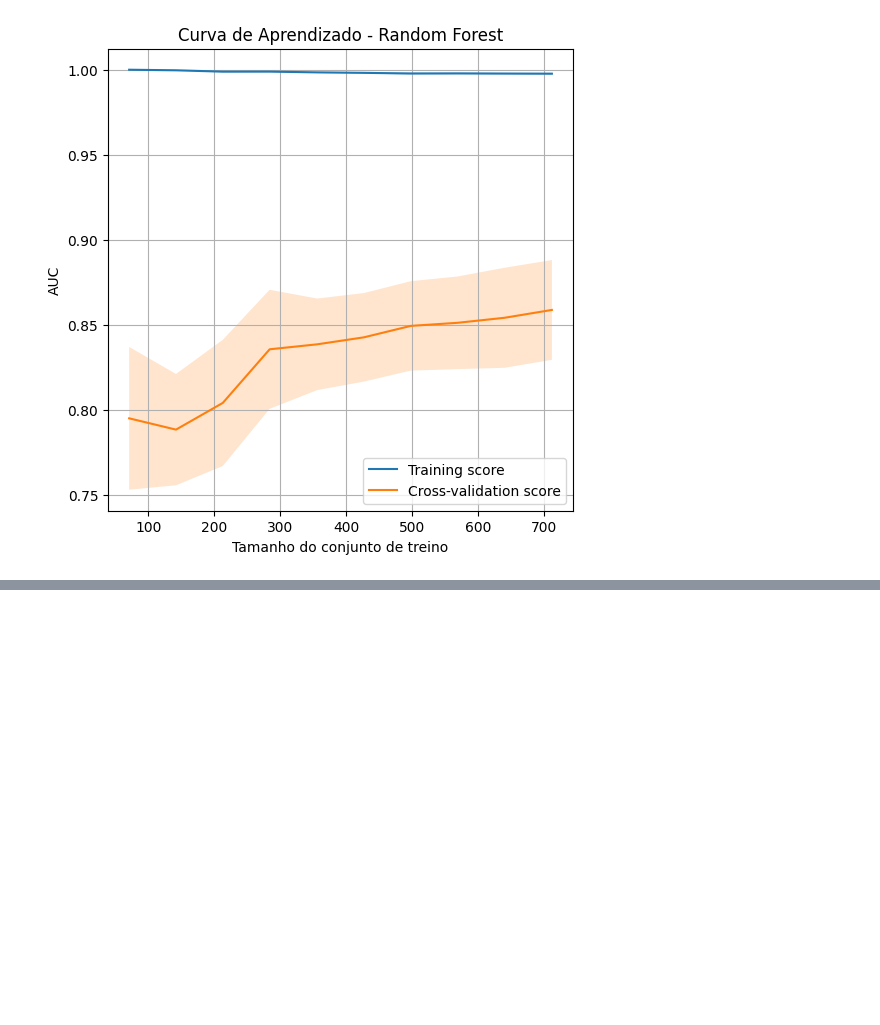
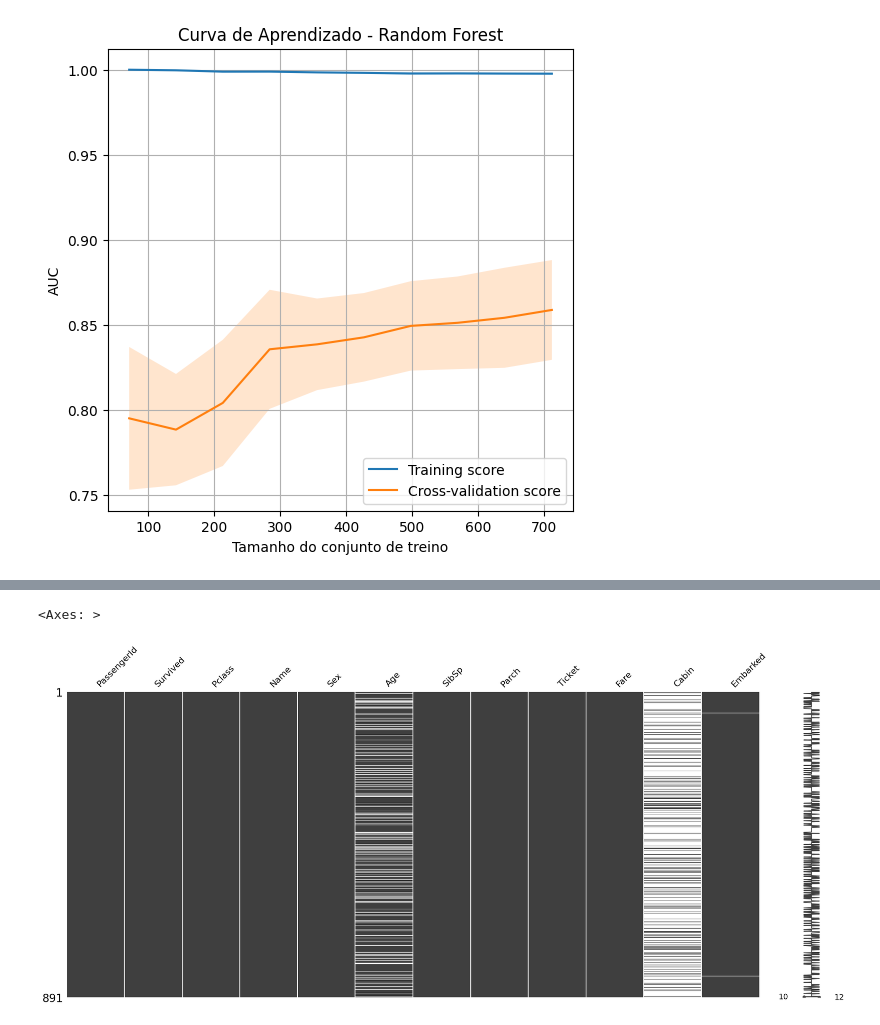
Before and after one commit to Pedrosmn/titanic-challenge, a Jupyter notebook: main.ipynb, the cells around one changed output, grey strips where cells are left out. Cells and saved outputs as stored; diff of their text form; code cells hidden in the pictures; blank space fills up the shorter version.

```diff
--- a/main.ipynb
+++ b/main.ipynb
@@ -11,3 +15,3 @@ from sklearn.impute import SimpleImputer
 # %%
-df = pd.read_csv('train.csv')
+dados = pd.read_csv('train.csv')
 # %%
@@ -565,0 +575,3 @@ plt.show()
+# %%
+df2 = dados
+df2.isnull().mean() * 100 # Percentual dos dados ausentes por variáveis
@@ -565,0 +592,7 @@ plt.show()
+# %%
+import missingno as msno
+
+msno.matrix(df2)
+# %% [output]
+<Axes: >
+[figure, added]
```
Also changed, not shown: parts of 15 cells of this notebook.
